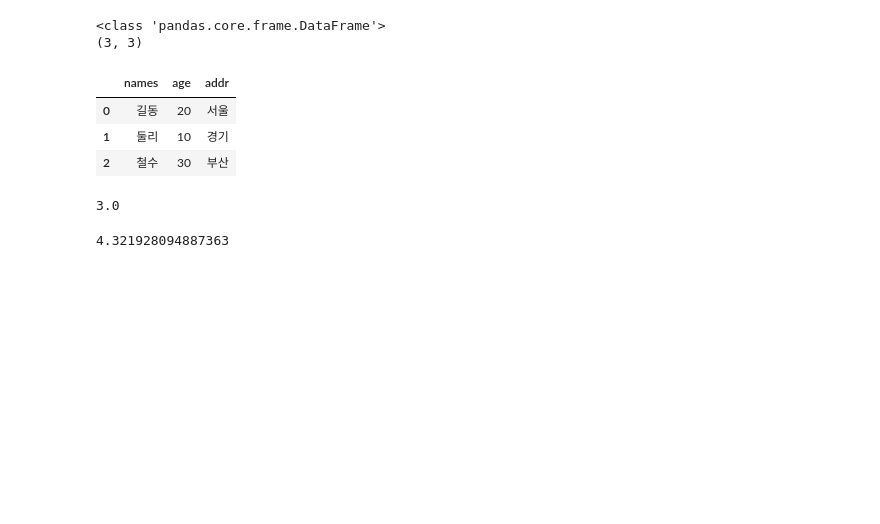
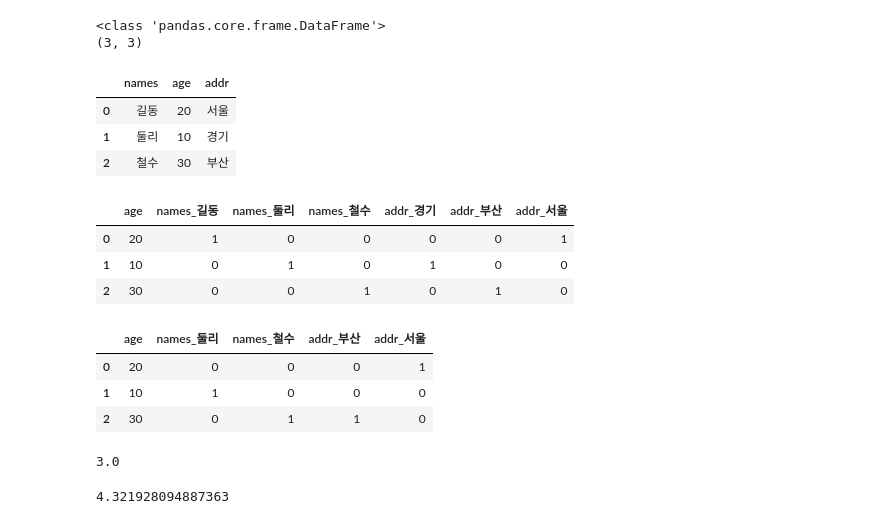
Before and after one commit to vega2k/machine_learning, a Jupyter notebook: 0.pandas_numpy_basic.ipynb, the cells around one changed output. Cells and saved outputs as stored; diff of their text form; code cells hidden in the pictures; blank space fills up the shorter version.

```diff
--- a/0.pandas_numpy_basic.ipynb
+++ b/0.pandas_numpy_basic.ipynb
@@ -22,6 +22,20 @@ data_df#.head()
 | 0 | 길동 | 20 | 서울 |
 | 1 | 둘리 | 10 | 경기 |
 | 2 | 철수 | 30 | 부산 |
+# %%
+pd.get_dummies(data_df)
+# %% [output]
+|  | age | names_길동 | names_둘리 | names_철수 | addr_경기 | addr_부산 | addr_서울 |
+| 0 | 20 | 1 | 0 | 0 | 0 | 0 | 1 |
+| 1 | 10 | 0 | 1 | 0 | 1 | 0 | 0 |
+| 2 | 30 | 0 | 0 | 1 | 0 | 1 | 0 |
+# %%
+pd.get_dummies(data_df, drop_first=True)
+# %% [output]
+|  | age | names_둘리 | names_철수 | addr_부산 | addr_서울 |
+| 0 | 20 | 0 | 0 | 0 | 1 |
+| 1 | 10 | 1 | 0 | 0 | 0 |
+| 2 | 30 | 0 | 1 | 1 | 0 |
 # %%
 import numpy as np
 
```
Also changed, not shown: 6 other files.
